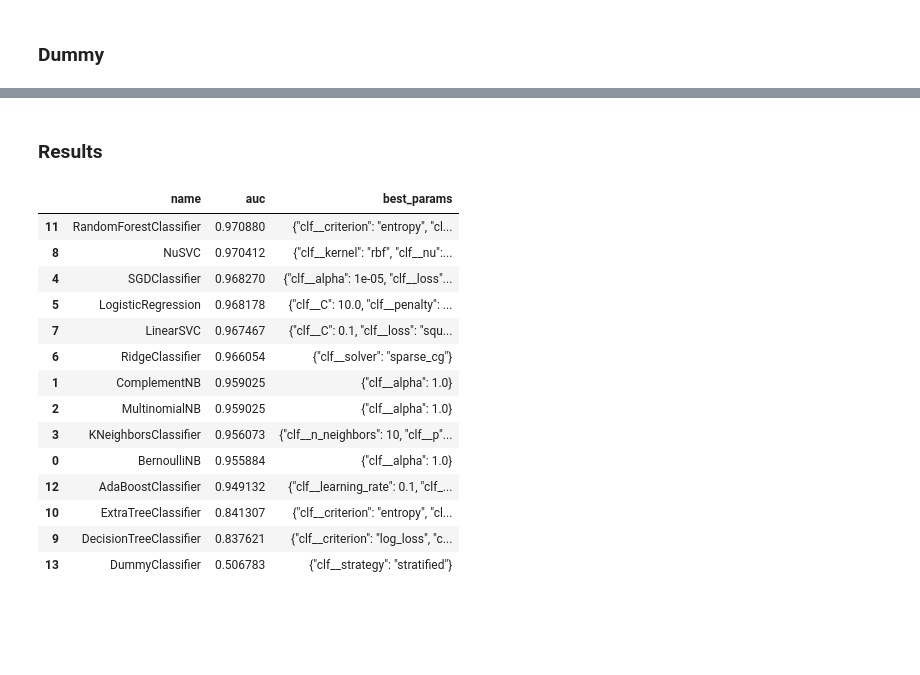
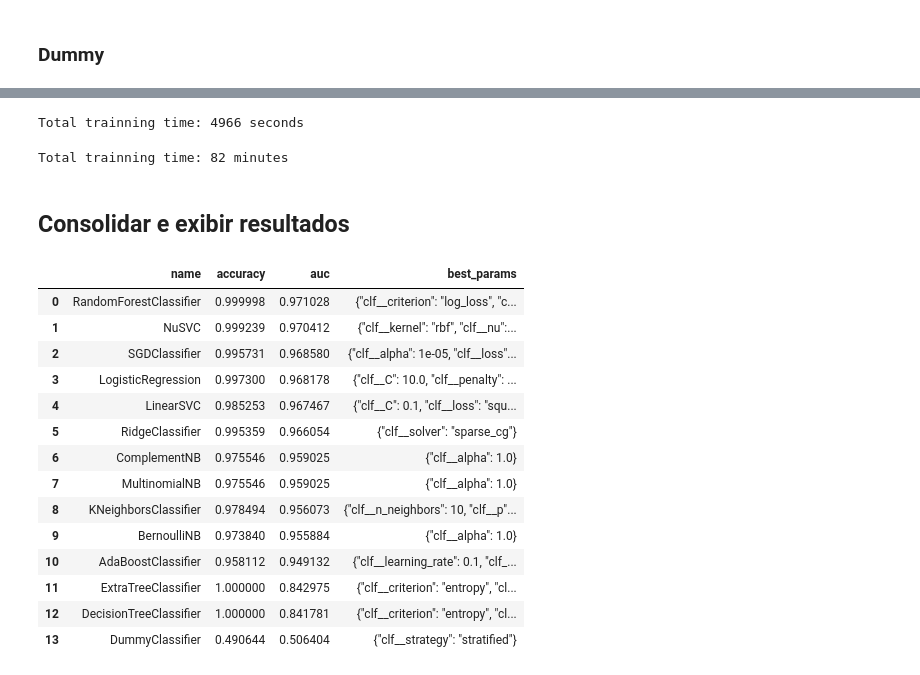
Before and after one commit to InovaFiscaliza/dados-pacp, a Jupyter notebook: notebooks/31_model_selection.ipynb, the cells around one changed output, grey strips where cells are left out. Drawn from its saved outputs; the diff is of its cells as text; code cells hidden in the pictures; blank space fills up the shorter version.

```diff
--- a/notebooks/31_model_selection.ipynb
+++ b/notebooks/31_model_selection.ipynb
@@ -45,6 +46,7 @@ warnings.filterwarnings("ignore")
 FILE_MARKETPLACES = '../datasets/label_issues/20240423/results/marketplaces.parquet'
 FILE_SUPERVISAO_MERCADO = '../datasets/supervisao_mercado/supervisao_mercado.xlsx'
 FILE_MODEL_CLF3 = '../experimentos/assets/exp_clf3_model.joblib'
+FILE_HYPER_PARAMETERS = '../datasets/gs_hyper_paramenters_classifiers.json'
 # %%
 def load_file_mercado(file_mercado=FILE_SUPERVISAO_MERCADO):
     dict_df_mercado = pd.read_excel(
@@ -161,2 +165,2 @@ https://levity.ai/blog/text-classifiers-in-machine-learning-a-practical-guide
 # %%
-gs_best_params = []
+clf_best_params = []
@@ -545,22 +490,34 @@ save_best_params()
+# %%
+elapsed_time = datetime.now() - start_time
+print('Total trainning time: {} seconds'.format(int(elapsed_time.total_seconds())))
+# %% [output]
+Total trainning time: 4966 seconds
+# %%
+print('Total trainning time: {} minutes'.format(int(elapsed_time.total_seconds()//60)))
+# %% [output]
+Total trainning time: 82 minutes
 # %% [markdown]
-### Results
+## Consolidar e exibir resultados
 # %%
-df = pd.DataFrame(gs_best_params)
-df = df.sort_values(by='auc', ascending=False)
+with open(FILE_HYPER_PARAMETERS) as f:
+    clf_best_params = json.load(f)
+
+df = pd.DataFrame(clf_best_params)
+df = df.sort_values(by='auc', ascending=False).reset_index(drop=True)
 df
 # %% [output]
-|  | name | auc | best_params |
-| 11 | RandomForestClassifier | 0.970880 | {"clf__criterion": "entropy", "cl... |
-| 8 | NuSVC | 0.970412 | {"clf__kernel": "rbf", "clf__nu":... |
-| 4 | SGDClassifier | 0.968270 | {"clf__alpha": 1e-05, "clf__loss"... |
-| 5 | LogisticRegression | 0.968178 | {"clf__C": 10.0, "clf__penalty": ... |
-| 7 | LinearSVC | 0.967467 | {"clf__C": 0.1, "clf__loss": "squ... |
-| 6 | RidgeClassifier | 0.966054 | {"clf__solver": "sparse_cg"} |
-| 1 | ComplementNB | 0.959025 | {"clf__alpha": 1.0} |
-| 2 | MultinomialNB | 0.959025 | {"clf__alpha": 1.0} |
-| 3 | KNeighborsClassifier | 0.956073 | {"clf__n_neighbors": 10, "clf__p"... |
-| 0 | BernoulliNB | 0.955884 | {"clf__alpha": 1.0} |
-| 12 | AdaBoostClassifier | 0.949132 | {"clf__learning_rate": 0.1, "clf_... |
-| 10 | ExtraTreeClassifier | 0.841307 | {"clf__criterion": "entropy", "cl... |
-| 9 | DecisionTreeClassifier | 0.837621 | {"clf__criterion": "log_loss", "c... |
-| 13 | DummyClassifier | 0.506783 | {"clf__strategy": "stratified"} |
+|  | name | accuracy | auc | best_params |
+| 0 | RandomForestClassifier | 0.999998 | 0.971028 | {"clf__criterion": "log_loss", "c... |
+| 1 | NuSVC | 0.999239 | 0.970412 | {"clf__kernel": "rbf", "clf__nu":... |
+| 2 | SGDClassifier | 0.995731 | 0.968580 | {"clf__alpha": 1e-05, "clf__loss"... |
+| 3 | LogisticRegression | 0.997300 | 0.968178 | {"clf__C": 10.0, "clf__penalty": ... |
+| 4 | LinearSVC | 0.985253 | 0.967467 | {"clf__C": 0.1, "clf__loss": "squ... |
+| 5 | RidgeClassifier | 0.995359 | 0.966054 | {"clf__solver": "sparse_cg"} |
+| 6 | ComplementNB | 0.975546 | 0.959025 | {"clf__alpha": 1.0} |
+| 7 | MultinomialNB | 0.975546 | 0.959025 | {"clf__alpha": 1.0} |
+| 8 | KNeighborsClassifier | 0.978494 | 0.956073 | {"clf__n_neighbors": 10, "clf__p"... |
+| 9 | BernoulliNB | 0.973840 | 0.955884 | {"clf__alpha": 1.0} |
+| 10 | AdaBoostClassifier | 0.958112 | 0.949132 | {"clf__learning_rate": 0.1, "clf_... |
+| 11 | ExtraTreeClassifier | 1.000000 | 0.842975 | {"clf__criterion": "entropy", "cl... |
+| 12 | DecisionTreeClassifier | 1.000000 | 0.841781 | {"clf__criterion": "entropy", "cl... |
+| 13 | DummyClassifier | 0.490644 | 0.506404 | {"clf__strategy": "stratified"} |
```
Also changed, not shown: parts of 30 cells of this notebook.
